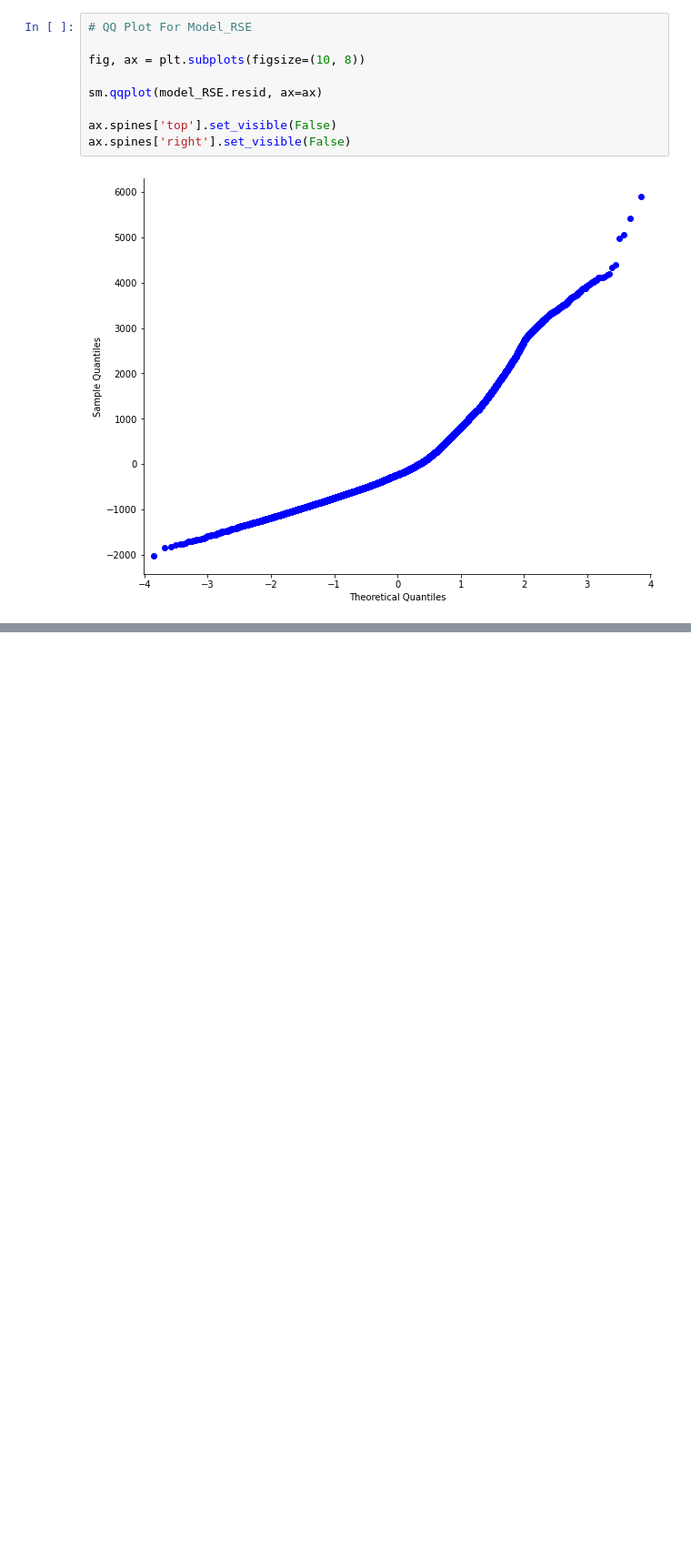
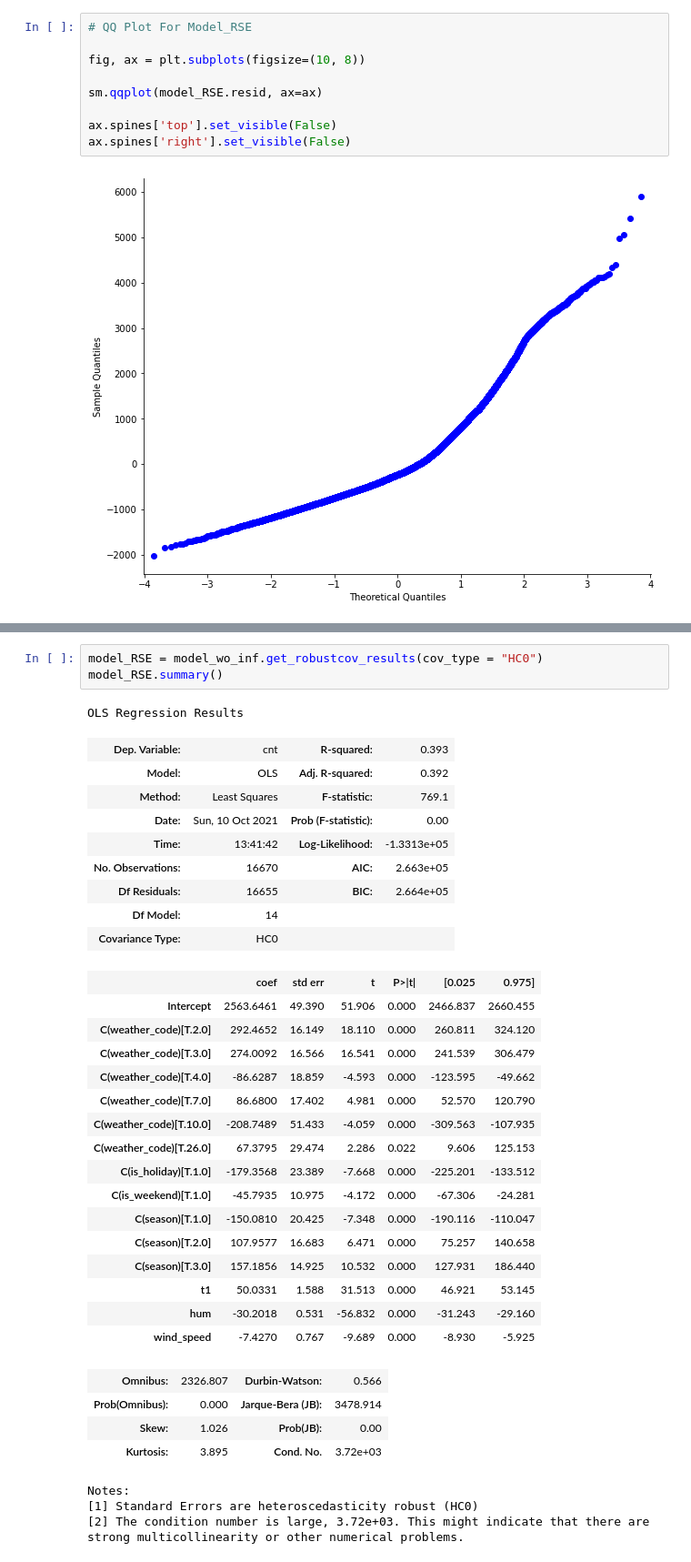
Before and after one commit to kwonkh0424/601_Lin_Reg_Project, a Jupyter notebook: final_proj.ipynb, the cells around one changed output, grey strips where cells are left out. Shown: that part at 91% size. Cells and saved outputs as stored; diff of their text form; blank space fills up the shorter version.

```diff
--- a/final_proj.ipynb
+++ b/final_proj.ipynb
@@ -455,0 +470,38 @@ By examining QQ plot and JB testing, we can say that our residual is not normall
+# %%
+model_RSE = model_wo_inf.get_robustcov_results(cov_type = "HC0")
+model_RSE.summary()
+# %% [output]
+OLS Regression Results
+| Dep. Variable: | cnt | R-squared: | 0.393 |
+| Model: | OLS | Adj. R-squared: | 0.392 |
+| Method: | Least Squares | F-statistic: | 769.1 |
+| Date: | Sun, 10 Oct 2021 | Prob (F-statistic): | 0.00 |
+| Time: | 13:41:42 | Log-Likelihood: | -1.3313e+05 |
+| No. Observations: | 16670 | AIC: | 2.663e+05 |
+| Df Residuals: | 16655 | BIC: | 2.664e+05 |
+| Df Model: | 14 |  |  |
+| Covariance Type: | HC0 |  |  |
+|  | coef | std err | t | P>|t| | [0.025 | 0.975] |
+| Intercept | 2563.6461 | 49.390 | 51.906 | 0.000 | 2466.837 | 2660.455 |
+| C(weather_code)[T.2.0] | 292.4652 | 16.149 | 18.110 | 0.000 | 260.811 | 324.120 |
+| C(weather_code)[T.3.0] | 274.0092 | 16.566 | 16.541 | 0.000 | 241.539 | 306.479 |
+| C(weather_code)[T.4.0] | -86.6287 | 18.859 | -4.593 | 0.000 | -123.595 | -49.662 |
+| C(weather_code)[T.7.0] | 86.6800 | 17.402 | 4.981 | 0.000 | 52.570 | 120.790 |
+| C(weather_code)[T.10.0] | -208.7489 | 51.433 | -4.059 | 0.000 | -309.563 | -107.935 |
+| C(weather_code)[T.26.0] | 67.3795 | 29.474 | 2.286 | 0.022 | 9.606 | 125.153 |
+| C(is_holiday)[T.1.0] | -179.3568 | 23.389 | -7.668 | 0.000 | -225.201 | -133.512 |
+| C(is_weekend)[T.1.0] | -45.7935 | 10.975 | -4.172 | 0.000 | -67.306 | -24.281 |
+| C(season)[T.1.0] | -150.0810 | 20.425 | -7.348 | 0.000 | -190.116 | -110.047 |
+| C(season)[T.2.0] | 107.9577 | 16.683 | 6.471 | 0.000 | 75.257 | 140.658 |
+| C(season)[T.3.0] | 157.1856 | 14.925 | 10.532 | 0.000 | 127.931 | 186.440 |
+| t1 | 50.0331 | 1.588 | 31.513 | 0.000 | 46.921 | 53.145 |
+| hum | -30.2018 | 0.531 | -56.832 | 0.000 | -31.243 | -29.160 |
+| wind_speed | -7.4270 | 0.767 | -9.689 | 0.000 | -8.930 | -5.925 |
+| Omnibus: | 2326.807 | Durbin-Watson: | 0.566 |
+| Prob(Omnibus): | 0.000 | Jarque-Bera (JB): | 3478.914 |
+| Skew: | 1.026 | Prob(JB): | 0.00 |
+| Kurtosis: | 3.895 | Cond. No. | 3.72e+03 |
+Notes:
+[1] Standard Errors are heteroscedasticity robust (HC0)
+[2] The condition number is large, 3.72e+03. This might indicate that there are
+strong multicollinearity or other numerical problems.
```
Also changed, not shown: parts of 19 cells of this notebook.
